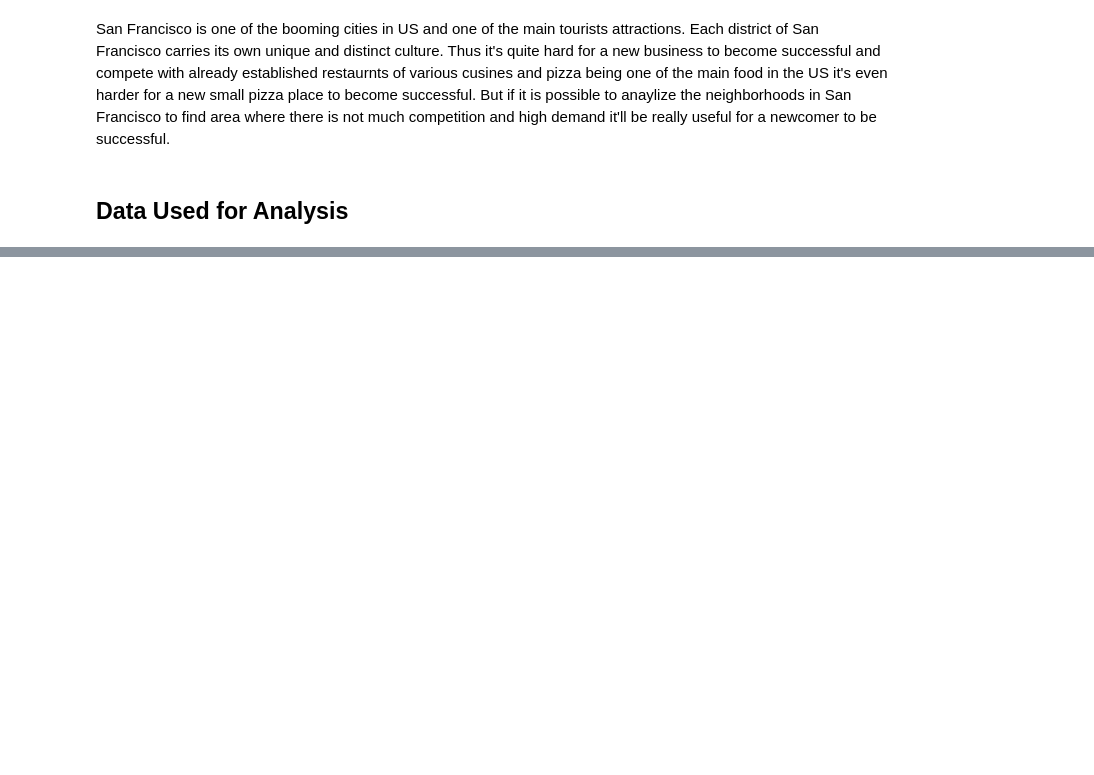
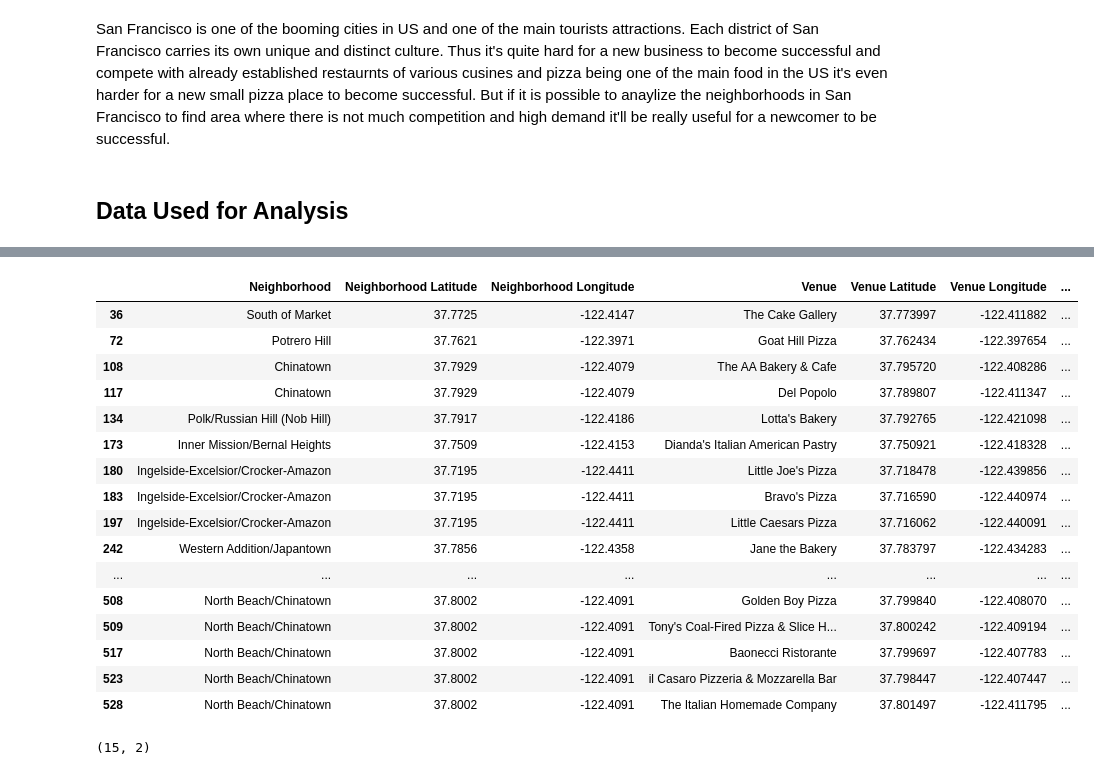
Before and after one commit to Cjay13/Coursera_Capstone, a Jupyter notebook: Analysis of neighborhood in San Francisco .ipynb, the cells around one changed output, grey strips where cells are left out. Cells and saved outputs as stored; diff of their text form; code cells hidden in the pictures; blank space fills up the shorter version.

```diff
--- a/Analysis of neighborhood in San Francisco .ipynb
+++ b/Analysis of neighborhood in San Francisco .ipynb
@@ -10,0 +119,2 @@ The dataset "San Francisco Neighborhoods (Designated by SF Assoc. of Realtors)"
+# %%
+df_2.rename(columns = {'postal_code':'Postal Code'}, inplace=True)
@@ -10,0 +130,3 @@ The dataset "San Francisco Neighborhoods (Designated by SF Assoc. of Realtors)"
+# %%
+#Combining the two dataframes
+df_new = df.merge(df_2, how='inner', left_on='Postal Code', right_on='Postal Code')
@@ -10,0 +144,5 @@ The dataset "San Francisco Neighborhoods (Designated by SF Assoc. of Realtors)"
+# %%
+#Foursquare Credentials
+CLIENT_ID = 'VOVAKA2MXQHC5LUGHLZJFEUYWSHCCXPOCCQ5BMMFQVZFIGZO'
+CLIENT_SECRET = '4CLILCWQKA2BEZXI2QTSL3DPA3T2XOWMM3BW2J5LG0S05J2C'
+VERSION = '20180605'
@@ -10,0 +189,7 @@ The dataset "San Francisco Neighborhoods (Designated by SF Assoc. of Realtors)"
+# %%
+import requests
+#Getting popular venues in neighbirhoods
+SF_venues = getNearbyVenues(names=df_new['Neighborhood'],
+                                   latitudes=df_new['latitude'],
+                                   longitudes=df_new['longitude']
+                                  )
@@ -10,0 +223,22 @@ The dataset "San Francisco Neighborhoods (Designated by SF Assoc. of Realtors)"
+# %%
+#Filtering pizza places, bakeries and Italian resaturants
+SF_pizza_venues = SF_venues[(SF_venues['Venue Category'] == 'Pizza Place') | (SF_venues['Venue Category'] == 'Bakery') | (SF_venues['Venue Category'] == 'Italian Restaurant')]
+SF_pizza_venues
+# %% [output]
+|  | Neighborhood | Neighborhood Latitude | Neighborhood Longitude | Venue | Venue Latitude | Venue Longitude | ... |
+| 36 | South of Market | 37.7725 | -122.4147 | The Cake Gallery | 37.773997 | -122.411882 | ... |
+| 72 | Potrero Hill | 37.7621 | -122.3971 | Goat Hill Pizza | 37.762434 | -122.397654 | ... |
+| 108 | Chinatown | 37.7929 | -122.4079 | The AA Bakery & Cafe | 37.795720 | -122.408286 | ... |
+| 117 | Chinatown | 37.7929 | -122.4079 | Del Popolo | 37.789807 | -122.411347 | ... |
+| 134 | Polk/Russian Hill (Nob Hill) | 37.7917 | -122.4186 | Lotta's Bakery | 37.792765 | -122.421098 | ... |
+| 173 | Inner Mission/Bernal Heights | 37.7509 | -122.4153 | Dianda's Italian American Pastry | 37.750921 | -122.418328 | ... |
+| 180 | Ingelside-Excelsior/Crocker-Amazon | 37.7195 | -122.4411 | Little Joe's Pizza | 37.718478 | -122.439856 | ... |
+| 183 | Ingelside-Excelsior/Crocker-Amazon | 37.7195 | -122.4411 | Bravo's Pizza | 37.716590 | -122.440974 | ... |
+| 197 | Ingelside-Excelsior/Crocker-Amazon | 37.7195 | -122.4411 | Little Caesars Pizza | 37.716062 | -122.440091 | ... |
+| 242 | Western Addition/Japantown | 37.7856 | -122.4358 | Jane the Bakery | 37.783797 | -122.434283 | ... |
+| ... | ... | ... | ... | ... | ... | ... | ... |
+| 508 | North Beach/Chinatown | 37.8002 | -122.4091 | Golden Boy Pizza | 37.799840 | -122.408070 | ... |
+| 509 | North Beach/Chinatown | 37.8002 | -122.4091 | Tony's Coal-Fired Pizza & Slice H... | 37.800242 | -122.409194 | ... |
+| 517 | North Beach/Chinatown | 37.8002 | -122.4091 | Baonecci Ristorante | 37.799697 | -122.407783 | ... |
+| 523 | North Beach/Chinatown | 37.8002 | -122.4091 | il Casaro Pizzeria & Mozzarella Bar | 37.798447 | -122.407447 | ... |
+| 528 | North Beach/Chinatown | 37.8002 | -122.4091 | The Italian Homemade Company | 37.801497 | -122.411795 | ... |
@@ -10,0 +254,4 @@ The dataset "San Francisco Neighborhoods (Designated by SF Assoc. of Realtors)"
+# %%
+df_pizza_count.shape
+# %% [output]
+(15, 2)
```
Also changed, not shown: parts of 53 cells of this notebook.
